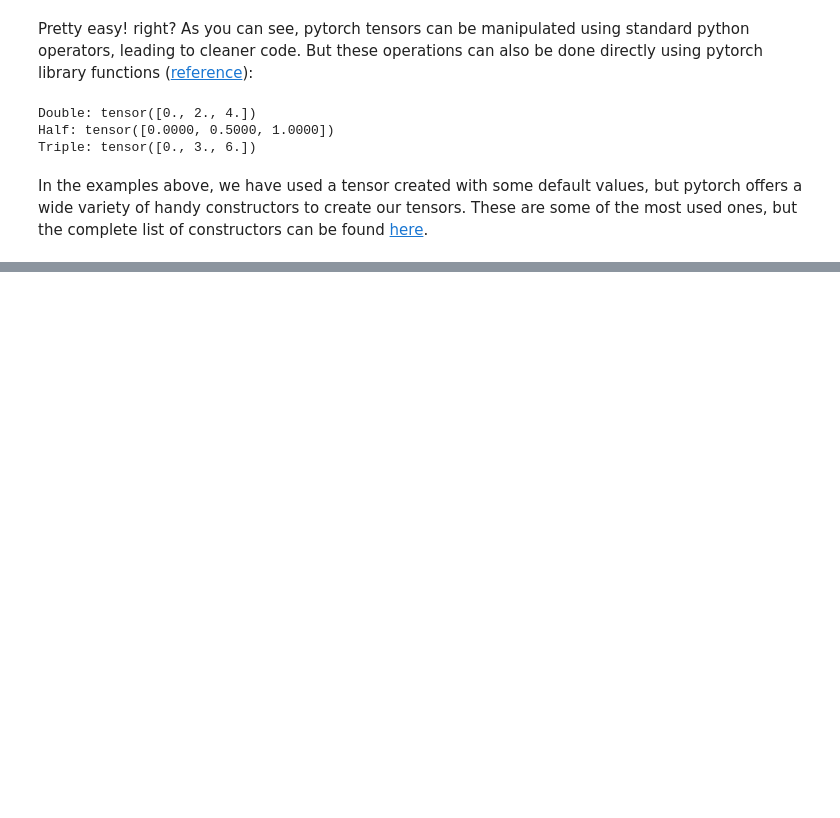
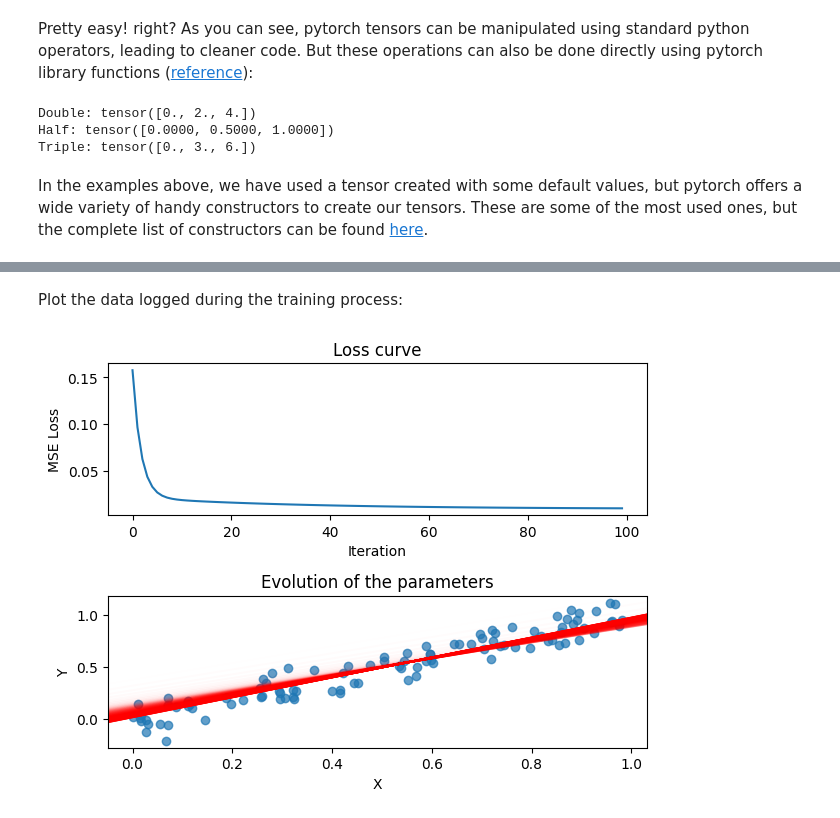
Before and after one commit to egoitzaulestia/curso_IA, a Jupyter notebook: PyTorch_tutoria.ipynb, the cells around one changed output, grey strips where cells are left out. Cells and saved outputs as stored; diff of their text form; code cells hidden in the pictures; blank space fills up the shorter version.

```diff
--- a/PyTorch_tutoria.ipynb
+++ b/PyTorch_tutoria.ipynb
@@ -116,0 +188,3 @@ print("\n--> torch.ones:\n\n", o)
+# %%
+def mse_loss(y_hat, y_target):
+    return (y_hat - y_target).pow(2.).mean()
@@ -116,0 +193,10 @@ print("\n--> torch.ones:\n\n", o)
+# %%
+# learning rate
+lr = 0.1
+
+# maximum number of iterations
+iters = 100
+
+# used to log loss values for visualization purposes
+loss_values = []
+param_values = []
@@ -116,0 +258,24 @@ print("\n--> torch.ones:\n\n", o)
+# %% [markdown]
+Plot the data logged during the training process:
+# %%
+def viz_linear_reg(loss_values, param_values):
+    plt.subplot(2, 1, 1)
+    plt.plot(loss_values)
+    plt.title("Loss curve")
+    plt.ylabel("MSE Loss")
+    plt.xlabel("Iteration")
+
+    plt.subplot(2, 1, 2)
+    plt.scatter(x, y, alpha=0.7)
+
+    for i, param in enumerate(param_values):
+        plt.axline((0, param[1]), slope=param[0],
+            color=[1., 0., 0., 0.5*i/len(param_values)])
+    plt.xlabel("X")
+    plt.ylabel("Y")
+    plt.title("Evolution of the parameters")
+    plt.tight_layout()
+
+viz_linear_reg(loss_values, param_values)
+# %% [output]
+[figure, added]
```
Also changed, not shown: parts of 18 cells of this notebook.
